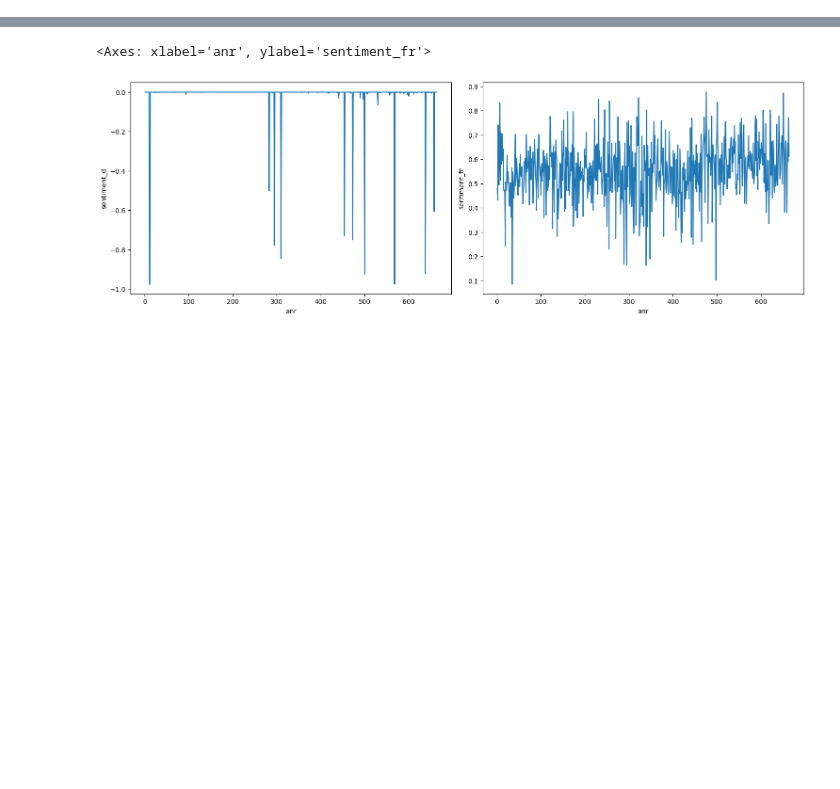
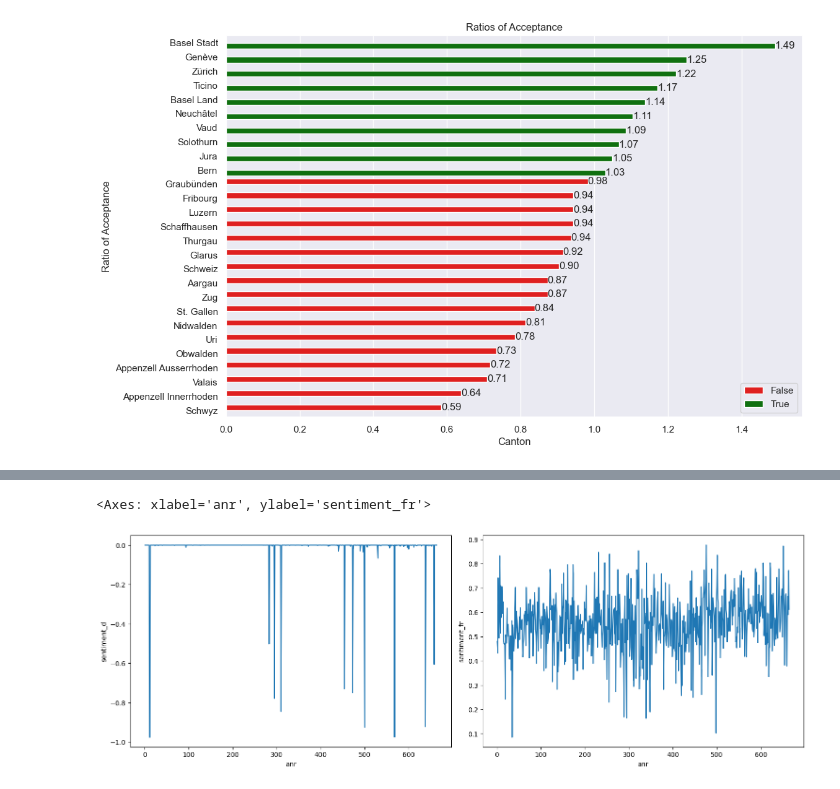
Before and after one commit to emilfunke/SwissVotingAnalysis, a Jupyter notebook: text_testing.ipynb, the cells around one changed output, grey strips where cells are left out. Cells and saved outputs as stored; diff of their text form; code cells hidden in the pictures; blank space fills up the shorter version.

```diff
--- a/text_testing.ipynb
+++ b/text_testing.ipynb
@@ -42,0 +54,7 @@ data = pd.read_excel('./data/DATASET XLSX 06-07-2023.xlsx', sheet_name='DATA')
+# %%
+data['german_outcome'] = data.apply(lambda x: get_german_outcome(x)[0], axis=1)
+data['french_outcome'] = data.apply(lambda x: get_fr_outcome(x)[0], axis=1)
+data['german_yes'] = data.apply(lambda x: get_german_outcome(x)[1], axis=1)
+data['german_no'] = data.apply(lambda x: get_german_outcome(x)[2], axis=1)
+data['french_yes'] = data.apply(lambda x: get_fr_outcome(x)[1], axis=1)
+data['french_no'] = data.apply(lambda x: get_fr_outcome(x)[2], axis=1)
@@ -42,0 +63,12 @@ data = pd.read_excel('./data/DATASET XLSX 06-07-2023.xlsx', sheet_name='DATA')
+# %%
+annahme_columns = [col for col in data.columns if 'annahme' in col]
+annahme_data = data[annahme_columns]
+annahme_data.fillna(100, inplace=True)
+annahme_data.replace('.', 100, inplace=True)
+
+counts = annahme_data.apply(pd.Series.value_counts)
+ratios = counts.loc[1] / counts.loc[0]
+ratios.sort_values(ascending=False, inplace=True)
+
+top = ratios.head(3)
+bottom = ratios.tail(3)
@@ -42,0 +85,13 @@ data = pd.read_excel('./data/DATASET XLSX 06-07-2023.xlsx', sheet_name='DATA')
+# %%
+fig, axs = plt.subplots(figsize=(12,8))
+sns.set_color_codes("muted")
+sns.barplot(y=ratios.index, x=ratios.values, ax=axs, hue=ratios.values>1, palette=['red', 'green'])
+axs.set_title('Ratios of Acceptance')
+axs.set_ylabel('Ratio of Acceptance')
+axs.set_xlabel('Canton')
+axs.set_yticklabels(['Basel Stadt', 'Genève', 'Zürich', 'Ticino', 'Basel Land', 'Neuchâtel', 'Vaud', 'Solothurn', 'Jura', 'Bern', 'Graubünden', 'Fribourg', 'Luzern', 'Schaffhausen', 'Thurgau', 'Glarus', 'Schweiz', 'Aargau', 'Zug', 'St. Gallen', 'Nidwalden', 'Uri', 'Obwalden', 'Appenzell Ausserrhoden', 'Valais', 'Appenzell Innerrhoden', 'Schwyz'])
+for i in axs.containers:
+    axs.bar_label(i, fmt='%.2f', label_type='edge')
+plt.savefig('./figures/acceptance_ratios_tot.pdf', format='pdf', bbox_inches='tight')
+# %% [output]
+[figure, added]
```
Also changed, not shown: parts of 31 cells of this notebook, 5 other files.
